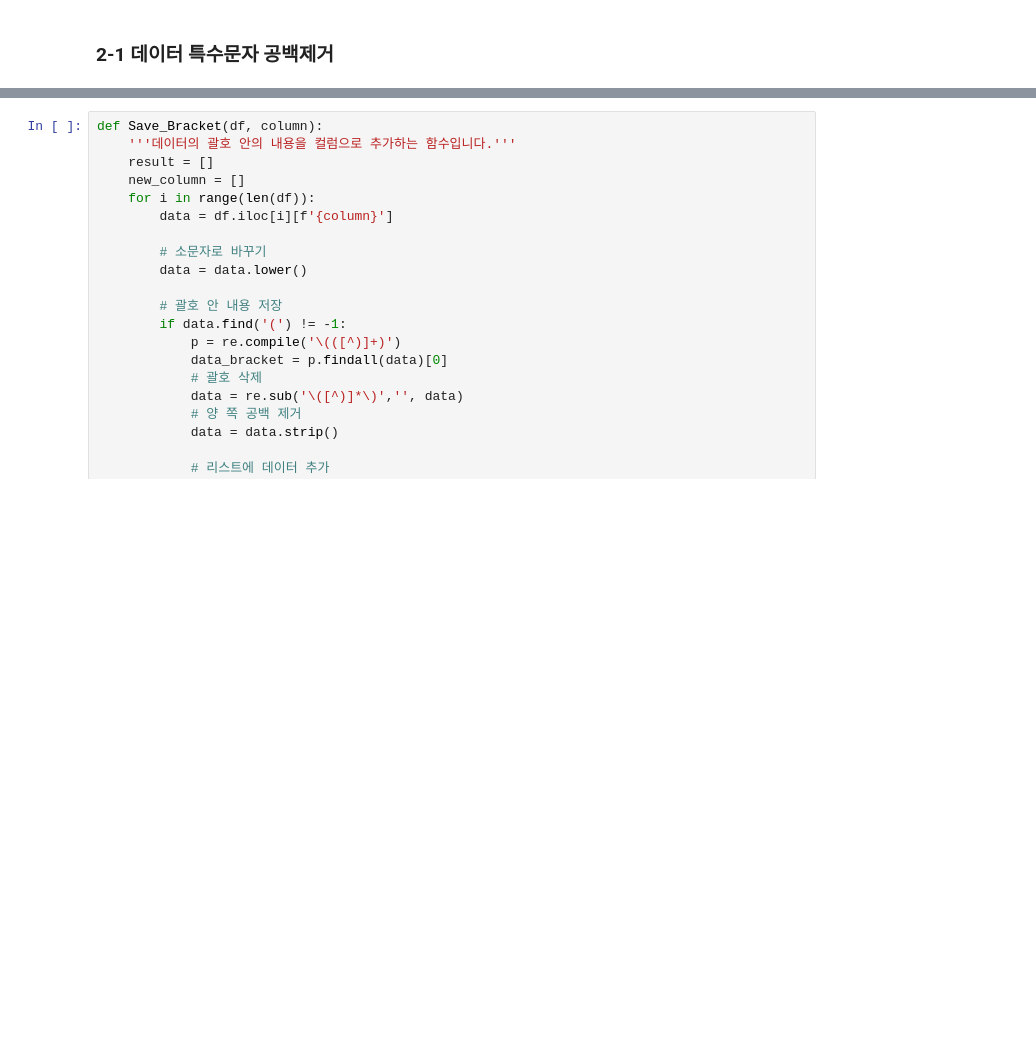
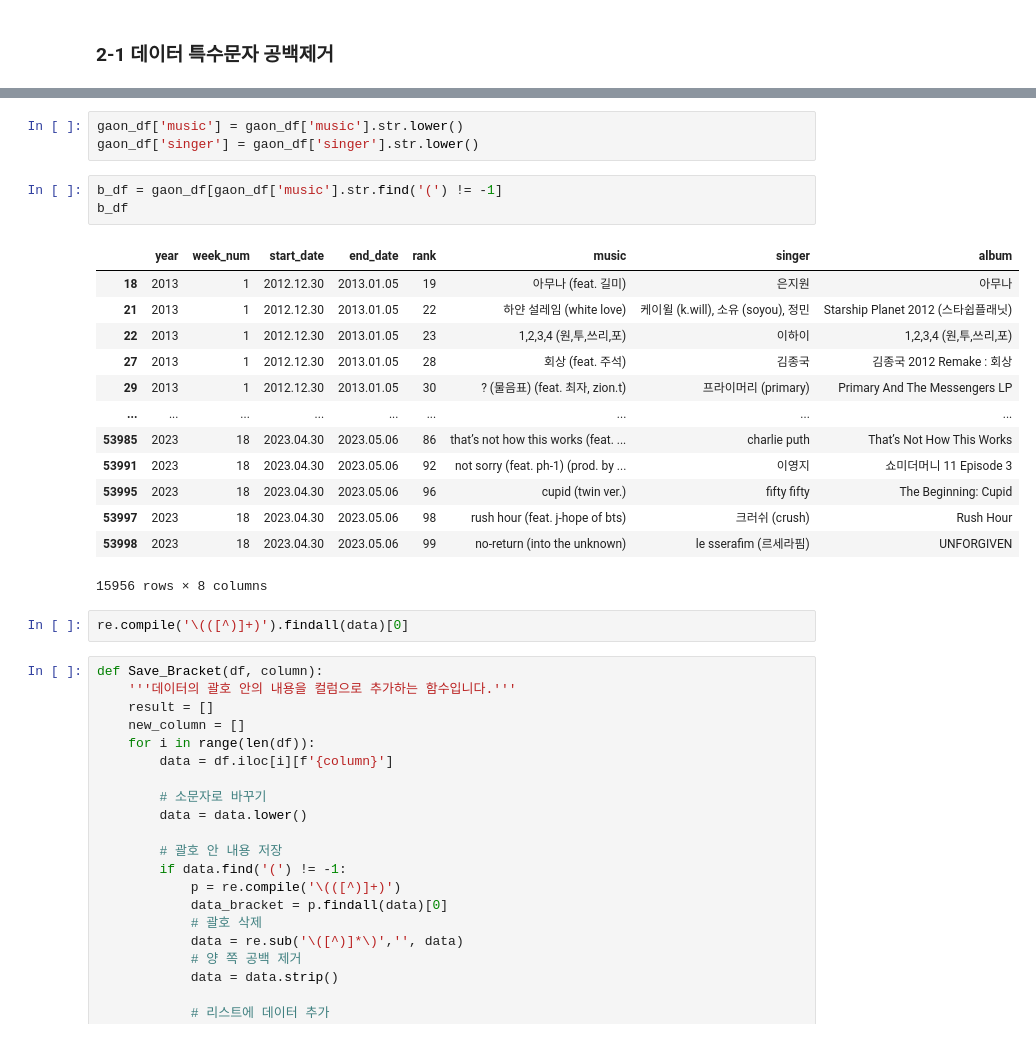
Before and after one commit to kwonwoobin/Dacon-ShinhanAI, a Jupyter notebook: code/submission_music.ipynb, the cells around one changed output, grey strips where cells are left out. Saved outputs shown, nothing was run; the diff lists cells and outputs as text; blank space fills up the shorter version.

```diff
--- a/code/submission_music.ipynb
+++ b/code/submission_music.ipynb
@@ -269,3 +275,25 @@ melon_df = pd.read_csv('../data/melon_final_data.csv', index_col=0)
+# %%
+gaon_df['music'] = gaon_df['music'].str.lower()
+gaon_df['singer'] = gaon_df['singer'].str.lower()
+# %%
+b_df = gaon_df[gaon_df['music'].str.find('(') != -1]
+b_df
+# %% [output]
+|  | year | week_num | start_date | end_date | rank | music | singer | album |
+| 18 | 2013 | 1 | 2012.12.30 | 2013.01.05 | 19 | 아무나 (feat. 길미) | 은지원 | 아무나 |
+| 21 | 2013 | 1 | 2012.12.30 | 2013.01.05 | 22 | 하얀 설레임 (white love) | 케이윌 (k.will), 소유 (soyou), 정민 | Starship Planet 2012 (스타쉽플래닛) |
+| 22 | 2013 | 1 | 2012.12.30 | 2013.01.05 | 23 | 1,2,3,4 (원,투,쓰리,포) | 이하이 | 1,2,3,4 (원,투,쓰리,포) |
+| 27 | 2013 | 1 | 2012.12.30 | 2013.01.05 | 28 | 회상 (feat. 주석) | 김종국 | 김종국 2012 Remake : 회상 |
+| 29 | 2013 | 1 | 2012.12.30 | 2013.01.05 | 30 | ? (물음표) (feat. 최자, zion.t) | 프라이머리 (primary) | Primary And The Messengers LP |
+| ... | ... | ... | ... | ... | ... | ... | ... | ... |
+| 53985 | 2023 | 18 | 2023.04.30 | 2023.05.06 | 86 | that’s not how this works (feat. ... | charlie puth | That’s Not How This Works |
+| 53991 | 2023 | 18 | 2023.04.30 | 2023.05.06 | 92 | not sorry (feat. ph-1) (prod. by ... | 이영지 | 쇼미더머니 11 Episode 3 |
+| 53995 | 2023 | 18 | 2023.04.30 | 2023.05.06 | 96 | cupid (twin ver.) | fifty fifty | The Beginning: Cupid |
+| 53997 | 2023 | 18 | 2023.04.30 | 2023.05.06 | 98 | rush hour (feat. j-hope of bts) | 크러쉬 (crush) | Rush Hour |
+| 53998 | 2023 | 18 | 2023.04.30 | 2023.05.06 | 99 | no-return (into the unknown) | le sserafim (르세라핌) | UNFORGIVEN |
+15956 rows × 8 columns
+# %%
+re.compile('\(([^)]+)').findall(data)[0]
 # %%
 def Save_Bracket(df, column):
     '''데이터의 괄호 안의 내용을 컬럼으로 추가하는 함수입니다.'''
```
Also changed, not shown: parts of 1 cell of this notebook.
